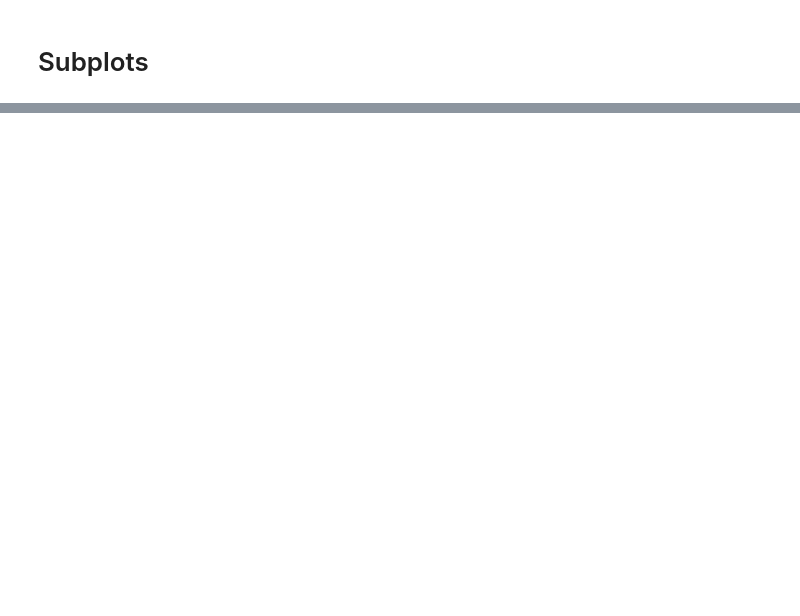
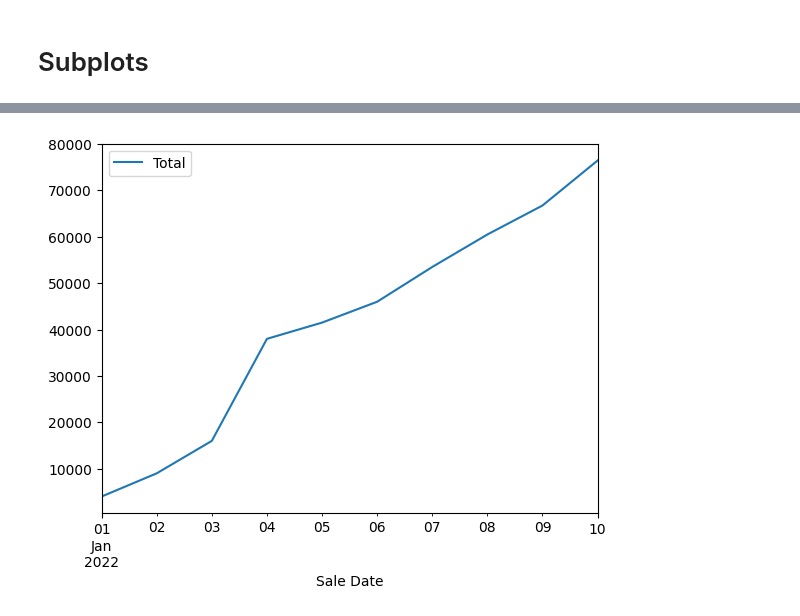
Before and after one commit to aman-mishra-02/Machine-Learning, a Jupyter notebook: Matplotlib/Matplotlip.ipynb, the cells around one changed output, grey strips where cells are left out. Cells and saved outputs as stored; diff of their text form; code cells hidden in the pictures; blank space fills up the shorter version.

```diff
--- a/Matplotlib/Matplotlip.ipynb
+++ b/Matplotlib/Matplotlip.ipynb
@@ -87,0 +92,3 @@ ax[1,1].hist(np.random.random(1000));
+# %%
+car["Price"] = car['Price'].str.replace('[\$\,\.]', '', regex=True)
+car
@@ -87,0 +107,2 @@ ax[1,1].hist(np.random.random(1000));
+# %%
+car["Price"] = car['Price'].str[:-2]
@@ -87,0 +123,3 @@ ax[1,1].hist(np.random.random(1000));
+# %%
+car['Sale Date'] = pd.date_range('1/1/2022' , periods= 10)
+car
@@ -87,0 +138,3 @@ ax[1,1].hist(np.random.random(1000));
+# %%
+car['Total'] = car['Price'].astype(int).cumsum()
+car
@@ -87,0 +153,4 @@ ax[1,1].hist(np.random.random(1000));
+# %%
+car.plot(x='Sale Date', y='Total');
+# %% [output]
+[figure, added]
```
Also changed, not shown: parts of 20 cells of this notebook, 2 other files.
